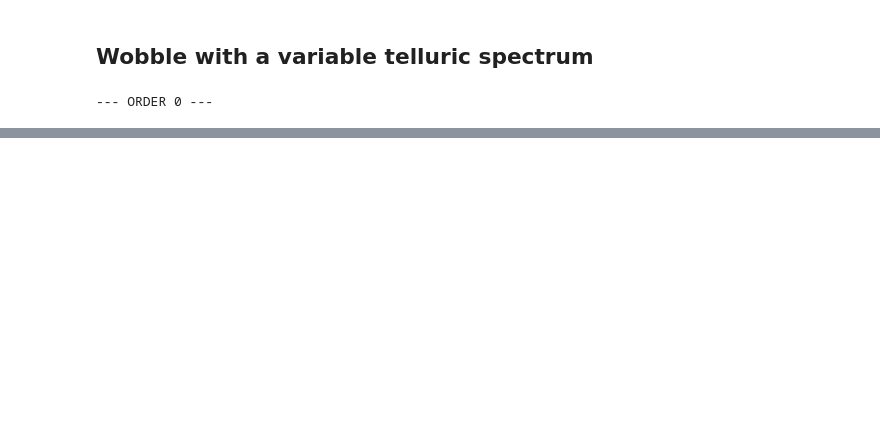
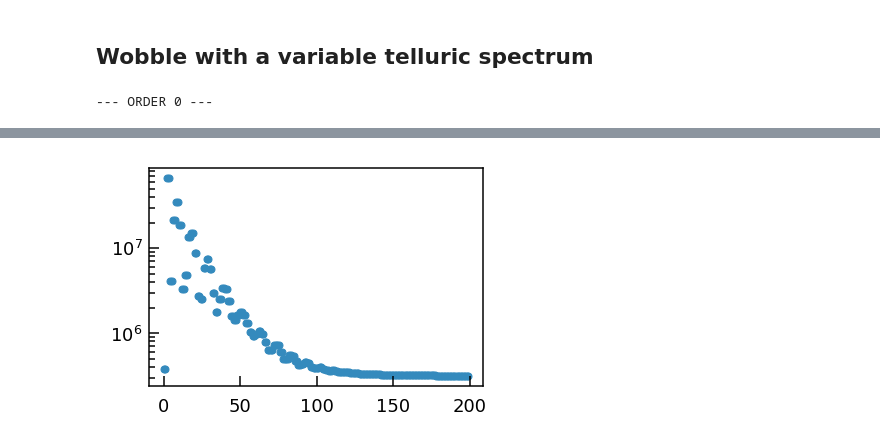
Before and after one commit to megbedell/wobble, a Jupyter notebook: notebooks/wobbleflow-variable.ipynb, the cells around one changed output, grey strips where cells are left out. Saved outputs shown, nothing was run; the diff lists cells and outputs as text; code cells hidden in the pictures; blank space fills up the shorter version.

```diff
--- a/notebooks/wobbleflow-variable.ipynb
+++ b/notebooks/wobbleflow-variable.ipynb
@@ -39,0 +46,5 @@ plt.savefig('svd_template.png')
+# %%
+plt.scatter(np.arange(len(nll_history)), nll_history)
+plt.yscale('log')
+# %% [output]
+[figure, added]
```
Also changed, not shown: parts of 9 cells of this notebook, 2 other files.
